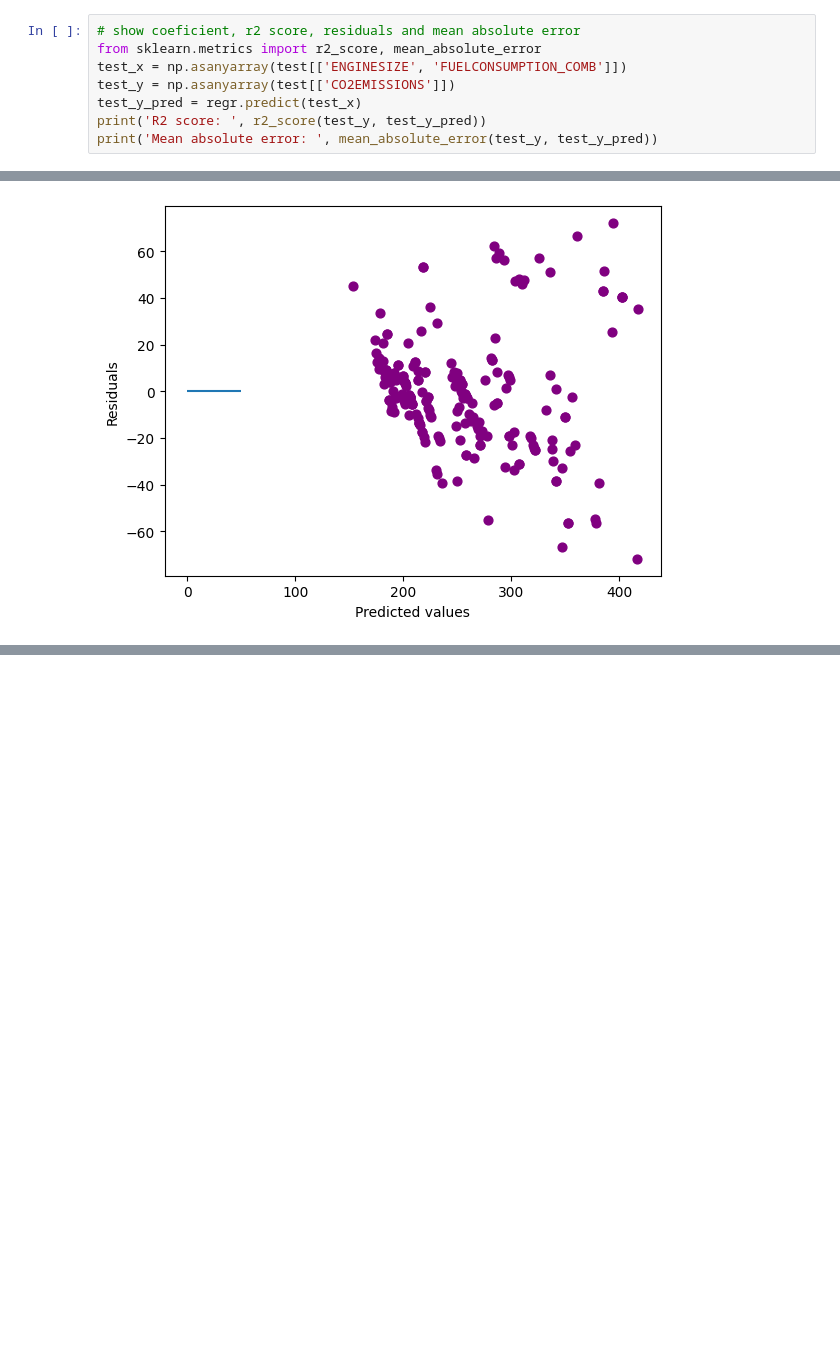
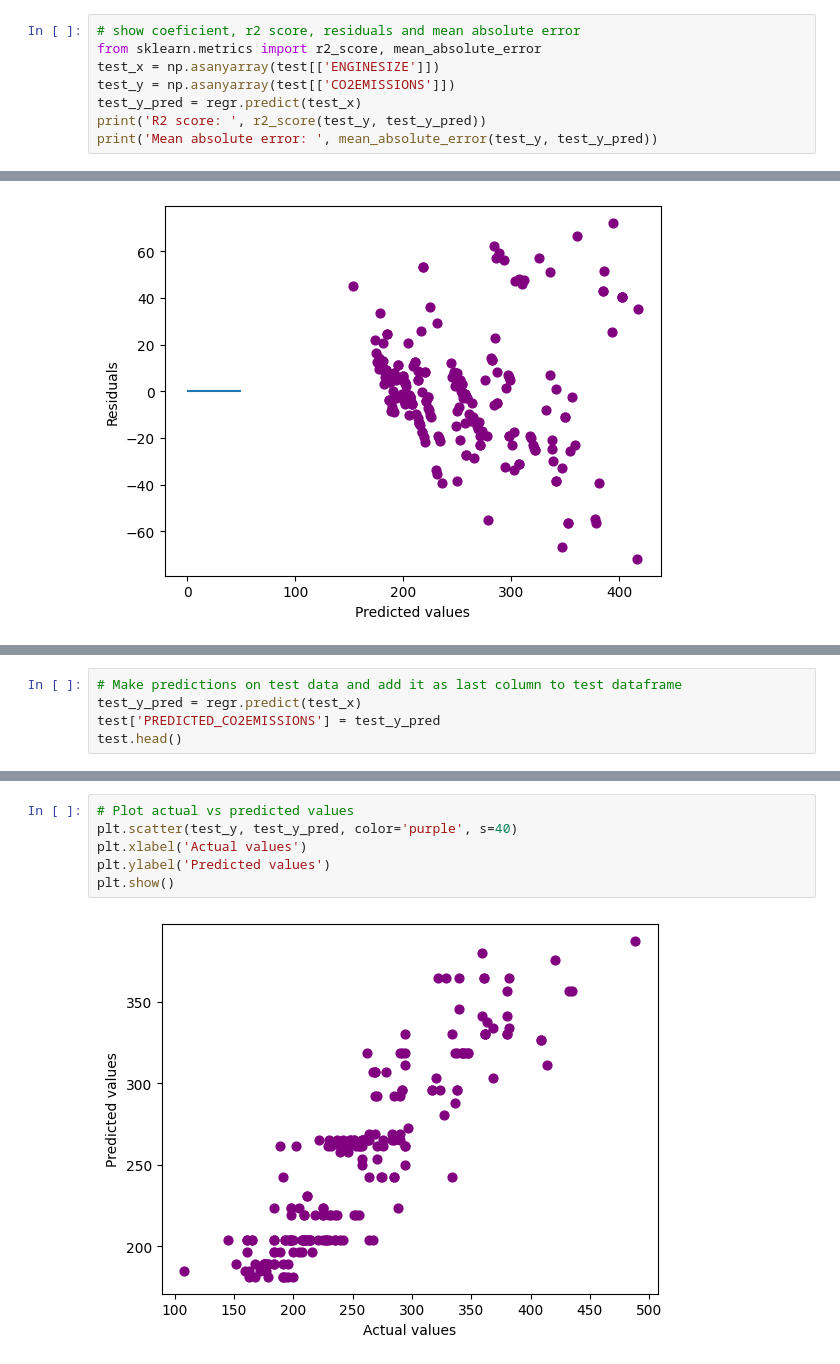
Before and after one commit to VAL-Jerono/Fuel_Linear_Model, a Jupyter notebook: Fuel.ipynb, the cells around one changed output, grey strips where cells are left out. Cells and saved outputs as stored; diff of their text form; blank space fills up the shorter version.

```diff
--- a/Fuel.ipynb
+++ b/Fuel.ipynb
@@ -145,7 +149,7 @@ Coefficients:  [[18.50049125  9.99758979]]
 # %%
 # show coeficient, r2 score, residuals and mean absolute error
 from sklearn.metrics import r2_score, mean_absolute_error
-test_x = np.asanyarray(test[['ENGINESIZE', 'FUELCONSUMPTION_COMB']])
+test_x = np.asanyarray(test[['ENGINESIZE']])
 test_y = np.asanyarray(test[['CO2EMISSIONS']])
 test_y_pred = regr.predict(test_x)
 print('R2 score: ', r2_score(test_y, test_y_pred))
@@ -204,0 +218,5 @@ Notes:
+# %%
+# Make predictions on test data and add it as last column to test dataframe
+test_y_pred = regr.predict(test_x)
+test['PREDICTED_CO2EMISSIONS'] = test_y_pred
+test.head()
@@ -204,0 +242,8 @@ Notes:
+# %%
+# Plot actual vs predicted values
+plt.scatter(test_y, test_y_pred, color='purple', s=40)
+plt.xlabel('Actual values')
+plt.ylabel('Predicted values')
+plt.show()
+# %% [output]
+[figure, added]
```
Also changed, not shown: parts of 19 cells of this notebook.
